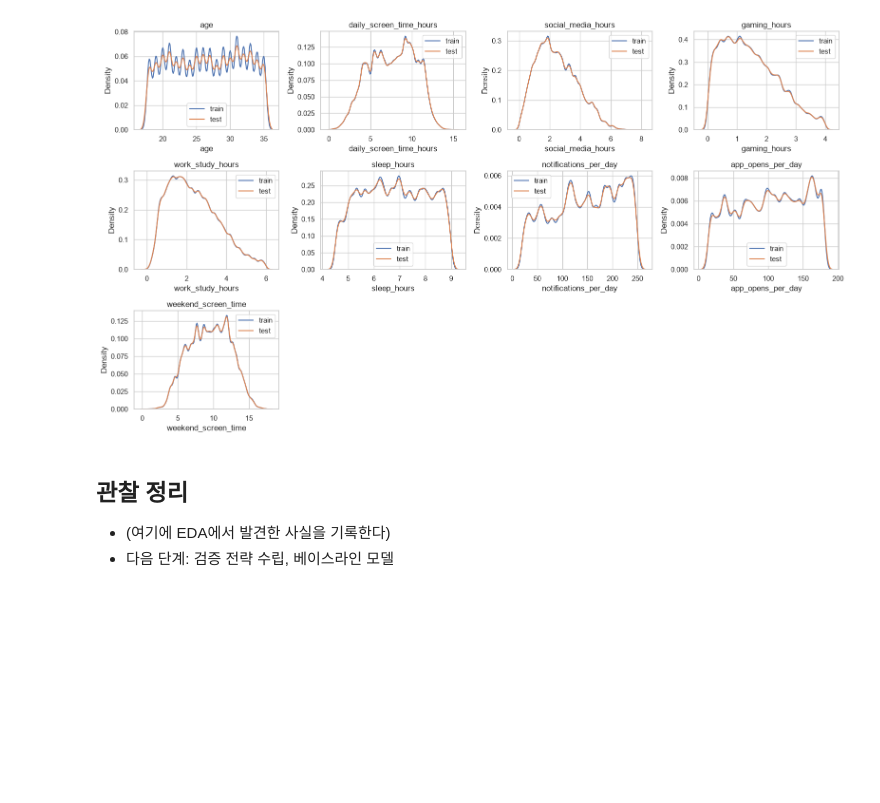
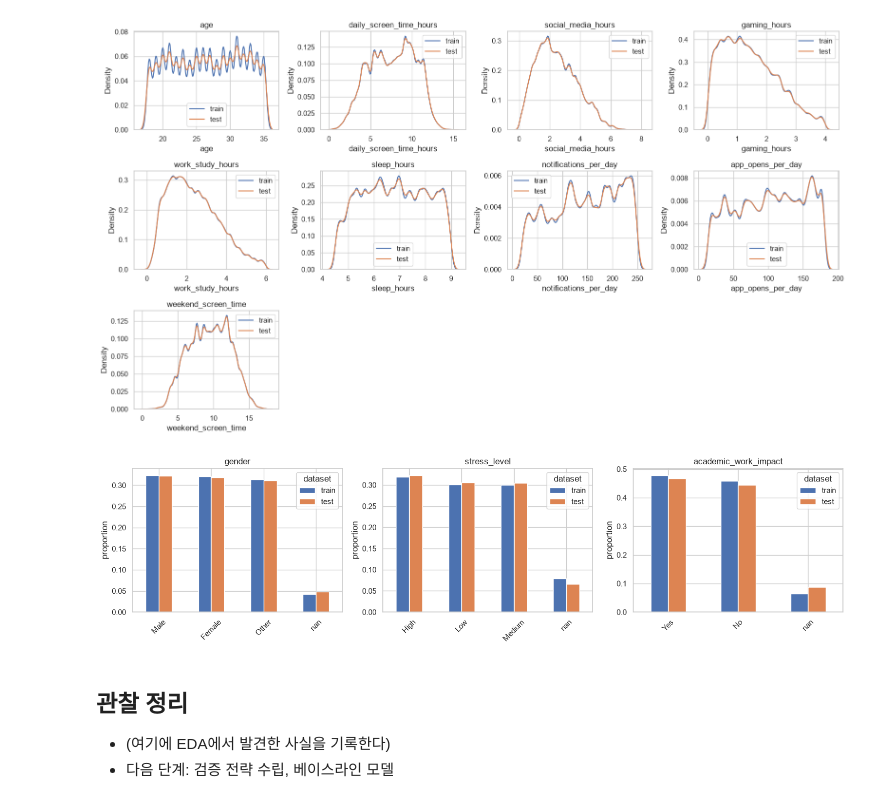
Before and after one commit to tmheo/predicting-smartphone-addiction, a Jupyter notebook: notebooks/eda.ipynb, the cells around one changed output. Cells and saved outputs as stored; diff of their text form; code cells hidden in the pictures; blank space fills up the shorter version.

```diff
--- a/notebooks/eda.ipynb
+++ b/notebooks/eda.ipynb
@@ -210,6 +211,28 @@ plt.tight_layout()
 plt.show()
 # %% [output]
 [figure]
+# %%
+n_cols = min(3, len(cat_cols))
+n_rows = int(np.ceil(len(cat_cols) / n_cols))
+fig, axes = plt.subplots(n_rows, n_cols, figsize=(5 * n_cols, 4 * n_rows), squeeze=False)
+for ax, col in zip(axes.flat, cat_cols):
+    category_distribution = pd.concat({
+        "train": train[col].value_counts(normalize=True, dropna=False),
+        "test": test[col].value_counts(normalize=True, dropna=False),
+    }, axis=1).fillna(0)
+    category_distribution.index = category_distribution.index.astype(str)
+    category_distribution.plot.bar(ax=ax)
+    ax.set_title(col)
+    ax.set_xlabel("")
+    ax.set_ylabel("proportion")
+    ax.tick_params(axis="x", rotation=45)
+    ax.legend(title="dataset")
+for ax in axes.flat[len(cat_cols):]:
+    ax.set_visible(False)
+plt.tight_layout()
+plt.show()
+# %% [output]
+[figure, added]
 # %% [markdown]
 ## 관찰 정리
 
```
Also changed, not shown: parts of 1 cell of this notebook.
